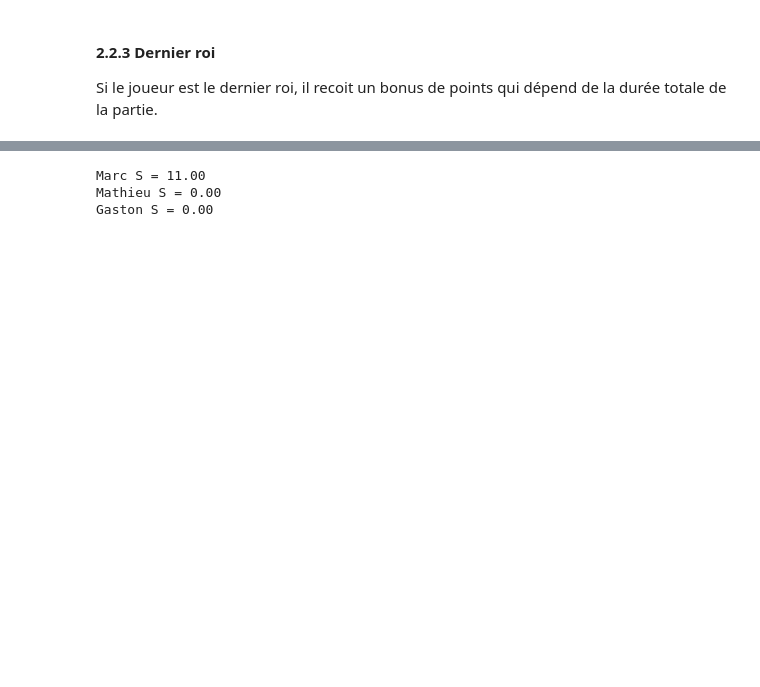
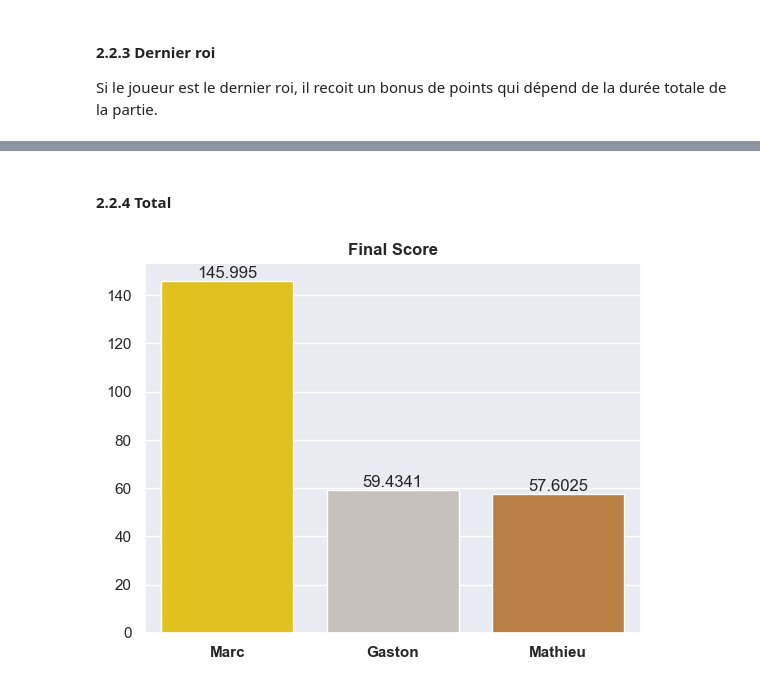
Before and after one commit to Wolgamonox/koth-ping-pong-website, a Jupyter notebook: analysis_exploration/analysis_exploration.ipynb, the cells around one changed output, grey strips where cells are left out. Drawn from its saved outputs; the diff is of its cells as text; code cells hidden in the pictures; blank space fills up the shorter version.

Commit message:
added final score

```diff
--- a/analysis_exploration/analysis_exploration.ipynb
+++ b/analysis_exploration/analysis_exploration.ipynb
@@ -364,8 +369,3 @@ points_reigns_durations('Gaston')
 # %% [markdown]
 #### 2.2.3 Dernier roi
 Si le joueur est le dernier roi, il recoit un bonus de points qui dépend de la durée totale de la partie.
-# %%
-x = np.linspace(0, 60)
-y = x**1.8
-
-plt.plot(x, y)
@@ -397,7 +372,31 @@ def calculate_S(player, game_duration):
-# %%
-for player in players:
-    print("%s S = %.2f" % (player, calculate_S(player, int(total_duration_seconds))))
-# %% [output]
-Marc S = 11.00
-Mathieu S = 0.00
-Gaston S = 0.00
+# %%
+points_for_last_king = 30
+# %% [markdown]
+#### 2.2.4 Total
+# %%
+def calculate_score(player, last_king, alpha, beta):
+    score = 0
+
+    score += points_total_reign_time(player, alpha)
+    score += points_reigns_durations(player, beta)
+
+    if player == last_king:
+        score += points_for_last_king
+
+    return score
+# %%
+alpha = 150
+beta = 0.05
+
+scores = {player : calculate_score(player, last_king, alpha, beta) for player in players}
+scores = dict(sorted(scores.items(), key=lambda x: x[1], reverse=True))
+
+medal_colors_palette = sns.color_palette(['#FFD700', '#C9C0BB', '#CD7F32', '#3E3E40'])
+
+ax = sns.barplot(x = list(scores.keys()), y = list(scores.values()), palette=medal_colors_palette)
+plt.bar_label(ax.containers[0])
+plt.title('Final Score', fontweight='bold')
+plt.xticks(fontweight='bold')
+plt.show()
+# %% [output]
+[figure, added]
```
Also changed, not shown: parts of 7 cells of this notebook.
